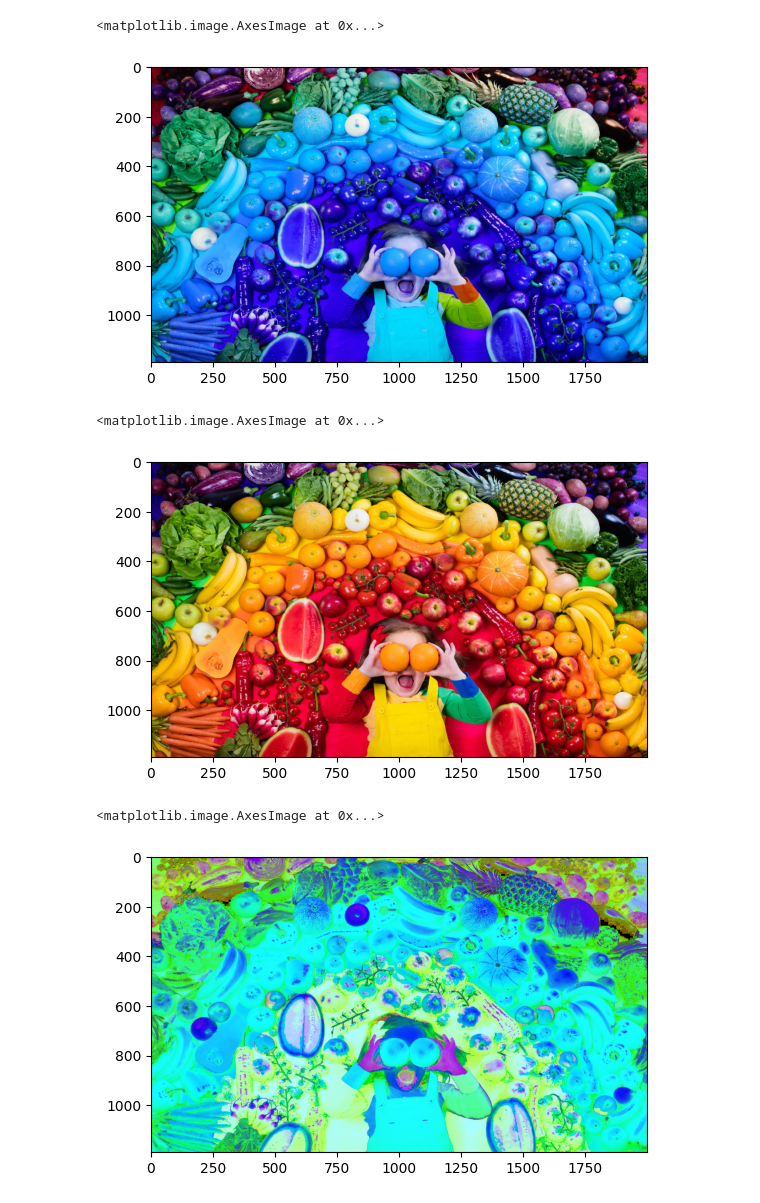
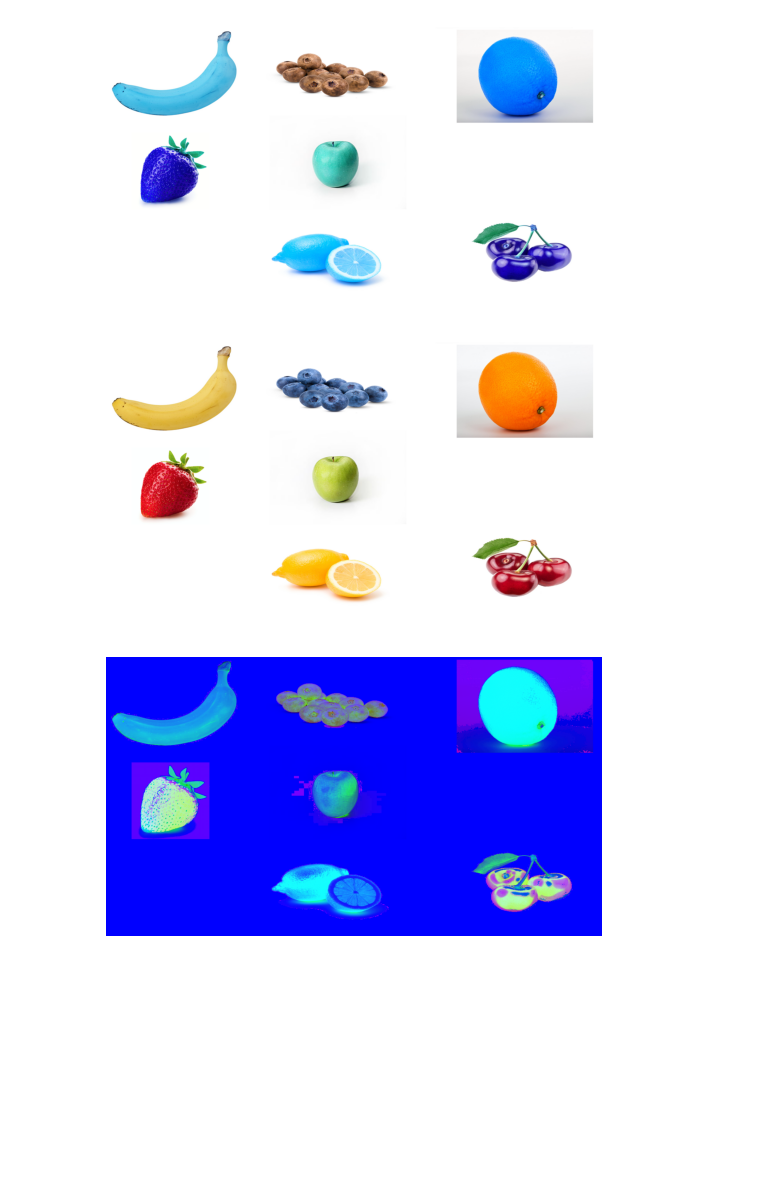
Before and after one commit to lban1/RacunalniVid, a Jupyter notebook: SeminarskiRad_RV_RGB.ipynb, the cells around one changed output. Saved outputs shown, nothing was run; the diff lists cells and outputs as text; code cells hidden in the pictures; blank space fills up the shorter version.

```diff
--- a/SeminarskiRad_RV_RGB.ipynb
+++ b/SeminarskiRad_RV_RGB.ipynb
@@ -1,27 +1,30 @@
 # %%
 import cv2
 import numpy as np
 import matplotlib.pyplot as plt
 
 # Učitavanje slike
-img = cv2.imread('static/voce_01.png')
+img = cv2.imread('static/voce_04.png')
 plt.imshow(img)
+plt.axis('off')
+plt.show()
 # %% [output]
-<matplotlib.image.AxesImage at 0x...>
-[figure, old version]
+[figure, new version]
 # %%
 img = cv2.cvtColor(img, cv2.COLOR_BGR2RGB)  # OpenCV učitava slike kao BGR
 plt.imshow(img)
+plt.axis('off')
+plt.show()
 # %% [output]
-<matplotlib.image.AxesImage at 0x...>
-[figure, old version]
+[figure, new version]
 # %%
 # Pretvorba u HSV (Hue, Saturation, Value) format
 hsv = cv2.cvtColor(img, cv2.COLOR_RGB2HSV)
 plt.imshow(hsv)
+plt.axis('off')
+plt.show()
 # %% [output]
-<matplotlib.image.AxesImage at 0x...>
-[figure, old version]
+[figure, new version]
 # %%
 # Definicija raspona boja za različite objekte
 color_ranges = {
```
Also changed, not shown: parts of 4 cells of this notebook, 11 other files.
